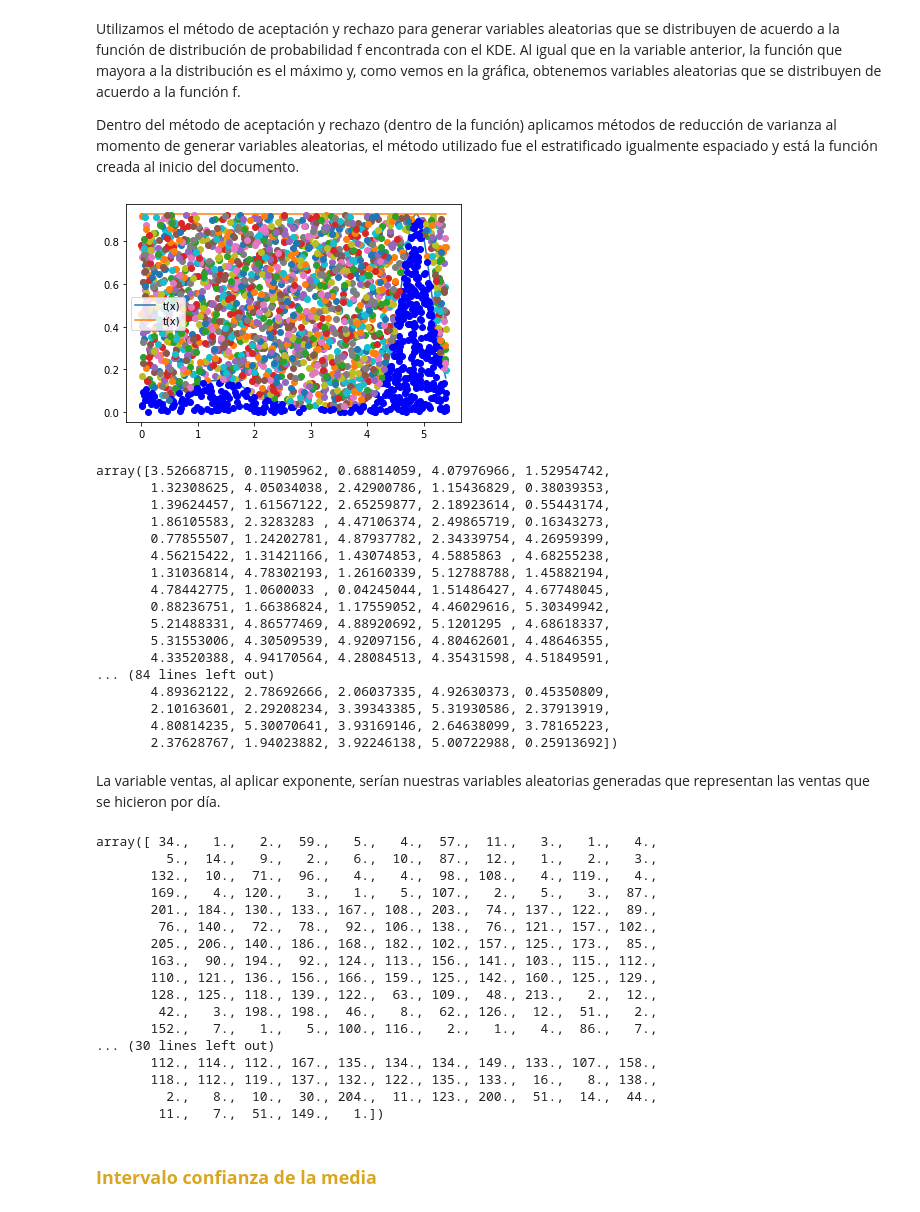
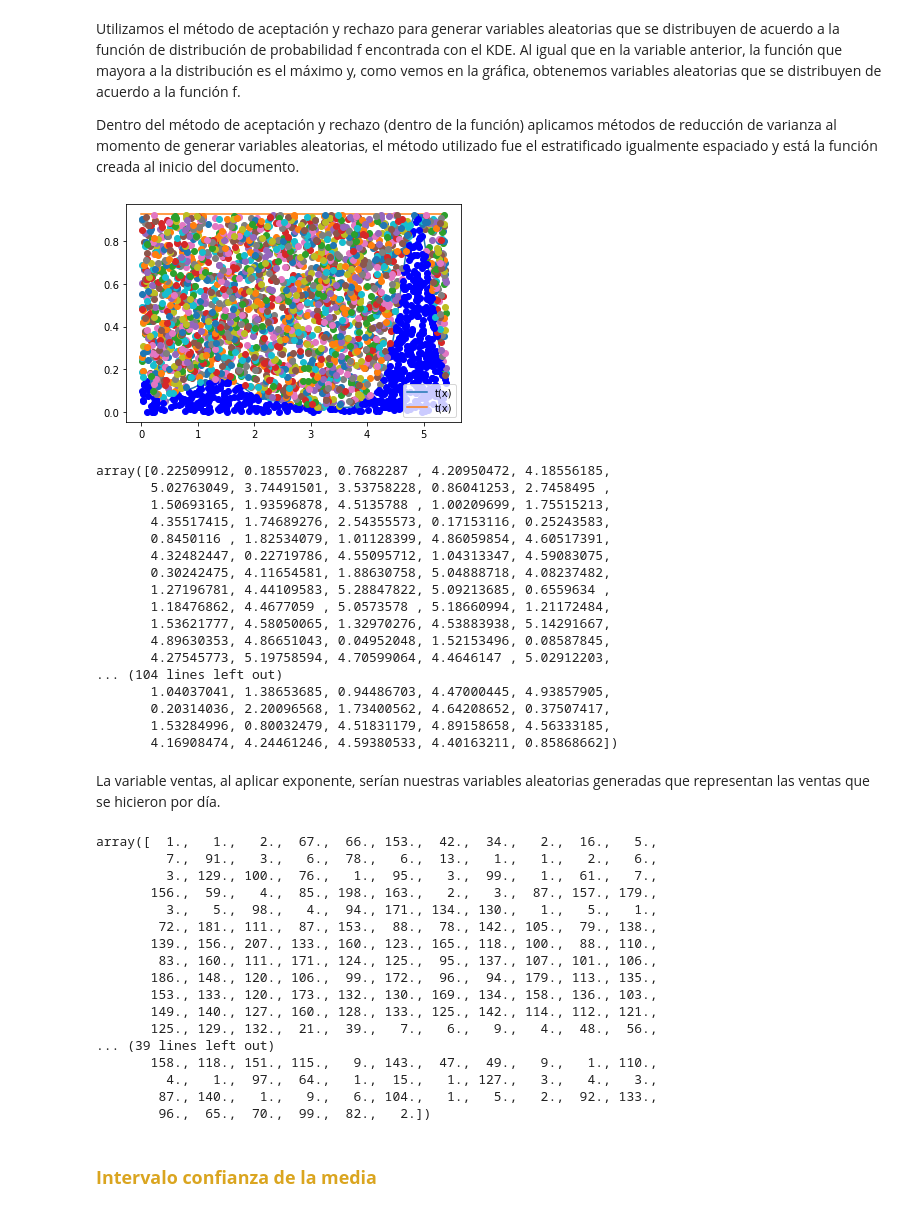
Before and after one commit to danielperhez/Proyecto_PRivera_CPerez, a Jupyter notebook: ProyectoModulo1_RiveraP_PérezC.ipynb, the cells around one changed output. Cells and saved outputs as stored; diff of their text form; code cells hidden in the pictures.

```diff
--- a/ProyectoModulo1_RiveraP_PérezC.ipynb
+++ b/ProyectoModulo1_RiveraP_PérezC.ipynb
@@ -555,7 +555,7 @@ def resultados(dias:'Número de días a simular'):
 # <font color=darkOrange>**Importamos los datos**</font>
 # %%
 data = pd.read_csv('nyc-rolling-sales 2.csv')
-data = data[['TOTAL UNITS', 'SALE PRICE', 'SALE DATE', 'GROSS SQUARE FEET', 'YEAR BUILT']]
+data = data[['SALE PRICE', 'SALE DATE', 'GROSS SQUARE FEET', 'YEAR BUILT']]
 data = data.replace(' -  ', np.nan).dropna()
 data = data[data['YEAR BUILT'] > 1920]
 data
@@ -1125,7 +1125,7 @@ array([0.        , 0.        , 0.        , 0.        , 0.        ,
 # %% [markdown]
 Graficamos el histograma para ver cómo se distribuían los datos ya aplicado el logaritmos, vemos que los datos están un poco dispersos y que una gran parte de los datos se concentran en el valor cinco, aproximadamente.
 # %%
-J3 = 30
+J3 = 15
 y3, x3, _ = plt.hist(v3_data, bins = J3, density = True, label = 'Datos')
 x3 = x3[1:]
 plt.legend(loc = 'best')
@@ -1256,50 +1256,50 @@ Utilizamos el método de aceptación y rechazo para generar variables aleatorias
 
 Dentro del método de aceptación y rechazo (dentro de la función) aplicamos métodos de reducción de varianza al momento de generar variables aleatorias, el método utilizado fue el estratificado igualmente espaciado y está la función creada al inicio del documento.
 # %%
-v_a_sales = generar_aleatorias_reducc_var(500, f3, 5, xx3, v3_data, estra_igualmente_espaciado, 500)
+v_a_sales = generar_aleatorias_reducc_var(600, f3, 5, xx3, v3_data, estra_igualmente_espaciado, 600)
 v_a_sales
 # %% [output]
-[figure, old version]
+[figure, new version]
-array([3.52668715, 0.11905962, 0.68814059, 4.07976966, 1.52954742,
-       1.32308625, 4.05034038, 2.42900786, 1.15436829, 0.38039353,
-       1.39624457, 1.61567122, 2.65259877, 2.18923614, 0.55443174,
-       1.86105583, 2.3283283 , 4.47106374, 2.49865719, 0.16343273,
-       0.77855507, 1.24202781, 4.87937782, 2.34339754, 4.26959399,
-       4.56215422, 1.31421166, 1.43074853, 4.5885863 , 4.68255238,
-       1.31036814, 4.78302193, 1.26160339, 5.12788788, 1.45882194,
-       4.78442775, 1.0600033 , 0.04245044, 1.51486427, 4.67748045,
-       0.88236751, 1.66386824, 1.17559052, 4.46029616, 5.30349942,
-       5.21488331, 4.86577469, 4.88920692, 5.1201295 , 4.68618337,
-       5.31553006, 4.30509539, 4.92097156, 4.80462601, 4.48646355,
-       4.33520388, 4.94170564, 4.28084513, 4.35431598, 4.51849591,
-... (84 lines left out)
-       4.89362122, 2.78692666, 2.06037335, 4.92630373, 0.45350809,
-       2.10163601, 2.29208234, 3.39343385, 5.31930586, 2.37913919,
-       4.80814235, 5.30070641, 3.93169146, 2.64638099, 3.78165223,
-       2.37628767, 1.94023882, 3.92246138, 5.00722988, 0.25913692])
+array([0.22509912, 0.18557023, 0.7682287 , 4.20950472, 4.18556185,
+       5.02763049, 3.74491501, 3.53758228, 0.86041253, 2.7458495 ,
+       1.50693165, 1.93596878, 4.5135788 , 1.00209699, 1.75515213,
+       4.35517415, 1.74689276, 2.54355573, 0.17153116, 0.25243583,
+       0.8450116 , 1.82534079, 1.01128399, 4.86059854, 4.60517391,
+       4.32482447, 0.22719786, 4.55095712, 1.04313347, 4.59083075,
+       0.30242475, 4.11654581, 1.88630758, 5.04888718, 4.08237482,
+       1.27196781, 4.44109583, 5.28847822, 5.09213685, 0.6559634 ,
+       1.18476862, 4.4677059 , 5.0573578 , 5.18660994, 1.21172484,
+       1.53621777, 4.58050065, 1.32970276, 4.53883938, 5.14291667,
+       4.89630353, 4.86651043, 0.04952048, 1.52153496, 0.08587845,
+       4.27545773, 5.19758594, 4.70599064, 4.4646147 , 5.02912203,
+... (104 lines left out)
+       1.04037041, 1.38653685, 0.94486703, 4.47000445, 4.93857905,
+       0.20314036, 2.20096568, 1.73400562, 4.64208652, 0.37507417,
+       1.53284996, 0.80032479, 4.51831179, 4.89158658, 4.56333185,
+       4.16908474, 4.24461246, 4.59380533, 4.40163211, 0.85868662])
 # %% [markdown]
 La variable ventas, al aplicar exponente, serían nuestras variables aleatorias generadas que representan las ventas que se hicieron por día.
 # %%
 ventas = np.round(np.exp(v_a_sales))
 ventas
 # %% [output]
-array([ 34.,   1.,   2.,  59.,   5.,   4.,  57.,  11.,   3.,   1.,   4.,
-         5.,  14.,   9.,   2.,   6.,  10.,  87.,  12.,   1.,   2.,   3.,
-       132.,  10.,  71.,  96.,   4.,   4.,  98., 108.,   4., 119.,   4.,
-       169.,   4., 120.,   3.,   1.,   5., 107.,   2.,   5.,   3.,  87.,
-       201., 184., 130., 133., 167., 108., 203.,  74., 137., 122.,  89.,
-        76., 140.,  72.,  78.,  92., 106., 138.,  76., 121., 157., 102.,
-       205., 206., 140., 186., 168., 182., 102., 157., 125., 173.,  85.,
-       163.,  90., 194.,  92., 124., 113., 156., 141., 103., 115., 112.,
-       110., 121., 136., 156., 166., 159., 125., 142., 160., 125., 129.,
-       128., 125., 118., 139., 122.,  63., 109.,  48., 213.,   2.,  12.,
-        42.,   3., 198., 198.,  46.,   8.,  62., 126.,  12.,  51.,   2.,
-       152.,   7.,   1.,   5., 100., 116.,   2.,   1.,   4.,  86.,   7.,
-... (30 lines left out)
-       112., 114., 112., 167., 135., 134., 134., 149., 133., 107., 158.,
-       118., 112., 119., 137., 132., 122., 135., 133.,  16.,   8., 138.,
-         2.,   8.,  10.,  30., 204.,  11., 123., 200.,  51.,  14.,  44.,
-        11.,   7.,  51., 149.,   1.])
+array([  1.,   1.,   2.,  67.,  66., 153.,  42.,  34.,   2.,  16.,   5.,
+         7.,  91.,   3.,   6.,  78.,   6.,  13.,   1.,   1.,   2.,   6.,
+         3., 129., 100.,  76.,   1.,  95.,   3.,  99.,   1.,  61.,   7.,
+       156.,  59.,   4.,  85., 198., 163.,   2.,   3.,  87., 157., 179.,
+         3.,   5.,  98.,   4.,  94., 171., 134., 130.,   1.,   5.,   1.,
+        72., 181., 111.,  87., 153.,  88.,  78., 142., 105.,  79., 138.,
+       139., 156., 207., 133., 160., 123., 165., 118., 100.,  88., 110.,
+        83., 160., 111., 171., 124., 125.,  95., 137., 107., 101., 106.,
+       186., 148., 120., 106.,  99., 172.,  96.,  94., 179., 113., 135.,
+       153., 133., 120., 173., 132., 130., 169., 134., 158., 136., 103.,
+       149., 140., 127., 160., 128., 133., 125., 142., 114., 112., 121.,
+       125., 129., 132.,  21.,  39.,   7.,   6.,   9.,   4.,  48.,  56.,
+... (39 lines left out)
+       158., 118., 151., 115.,   9., 143.,  47.,  49.,   9.,   1., 110.,
+         4.,   1.,  97.,  64.,   1.,  15.,   1., 127.,   3.,   4.,   3.,
+        87., 140.,   1.,   9.,   6., 104.,   1.,   5.,   2.,  92., 133.,
+        96.,  65.,  70.,  99.,  82.,   2.])
 # %% [markdown]
 ### <font color=GoldenRod>**Intervalo confianza de la media**</font>
 # %% [markdown]
```
Also changed, not shown: parts of 108 cells of this notebook.
